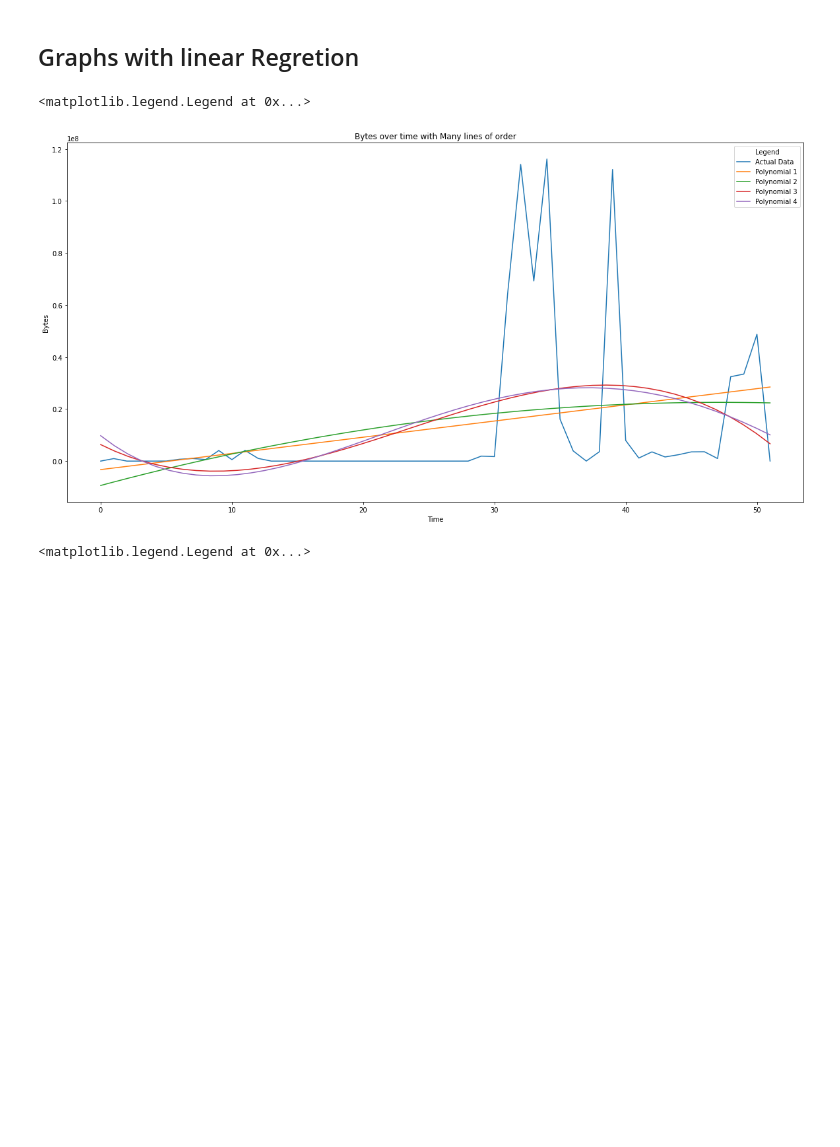
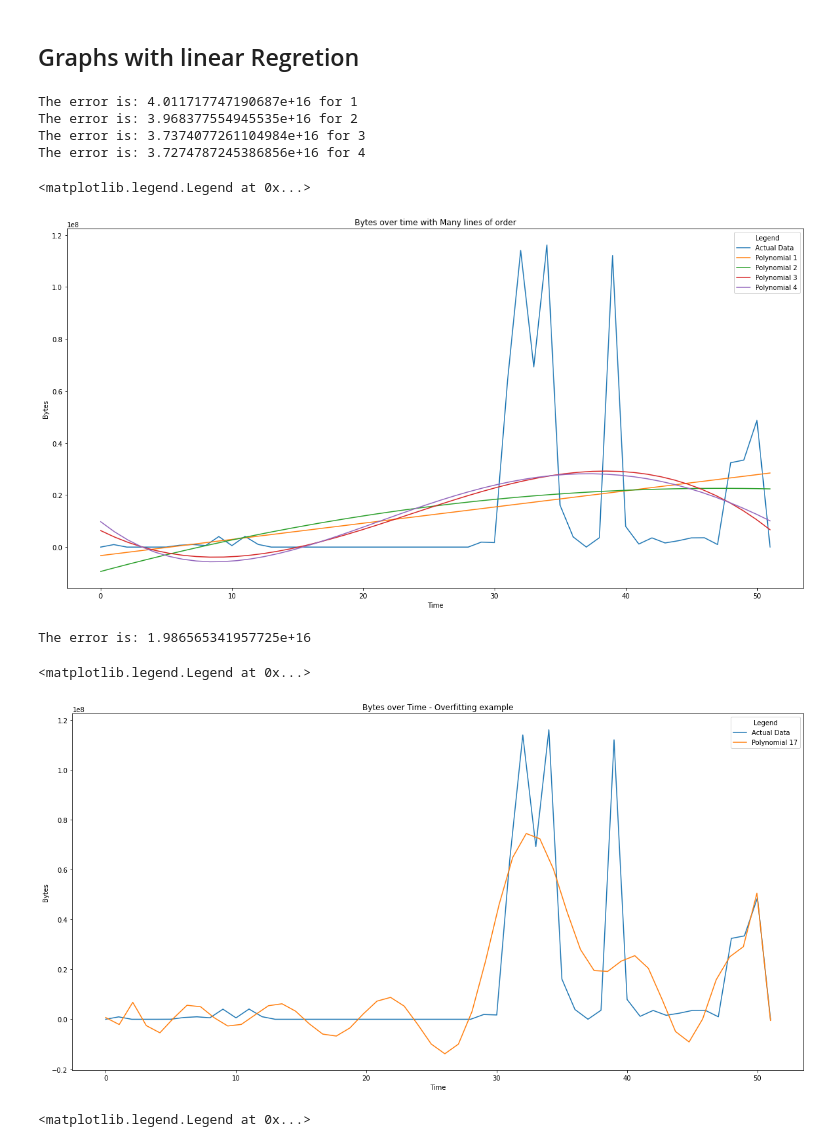
Before and after one commit to JakeNTech/TTDS_DataScience_Project, a Jupyter notebook: Notebook.ipynb, the cells around one changed output. Cells and saved outputs as stored; diff of their text form; code cells hidden in the pictures; blank space fills up the shorter version.

Commit message:
Updates to calculate error

```diff
--- a/Notebook.ipynb
+++ b/Notebook.ipynb
@@ -82,14 +85,35 @@ for i in range(1,5):
     new_x = np.linspace(df_time[0],df_time[-1])
     new_y = poly(new_x)
     plt.plot(new_x, new_y,label="Polynomial %i" %i)
+    print(f"The error is: {error_calc(poly,df_time,df['Bytes'])} for {i}")
 #plt.ylim(bottom=0)
 plt.xlabel('Time')
 plt.ylabel('Bytes')
 plt.title("Bytes over time with Many lines of order")
 plt.legend(title="Legend")
 # %% [output]
-<matplotlib.legend.Legend at 0x...>
+The error is: 4.011717747190687e+16 for 1
+The error is: 3.968377554945535e+16 for 2
+The error is: 3.7374077261104984e+16 for 3
+The error is: 3.7274787245386856e+16 for 4
+<matplotlib.legend.Legend at 0x...>
 [figure]
+# %%
+# Example of over fitting
+poly = np.poly1d(np.polyfit(df_time,df["Bytes"],17))
+new_x = np.linspace(df_time[0],df_time[-1])
+new_y = poly(new_x)
+print(f"The error is: {error_calc(poly,df_time,df['Bytes'])}")
+plt.plot(df_time,df["Bytes"],label="Actual Data")
+plt.plot(new_x, new_y,label="Polynomial %i" %17)
+plt.xlabel('Time')
+plt.ylabel('Bytes')
+plt.title("Bytes over Time - Overfitting example")
+plt.legend(title="Legend")
+# %% [output]
+The error is: 1.986565341957725e+16
+<matplotlib.legend.Legend at 0x...>
+[figure, added]
 # %%
 # Records over Time
 plt.plot(df_time,df["Records"],label="Actual Data")
```
Also changed, not shown: parts of 1 cell of this notebook.
